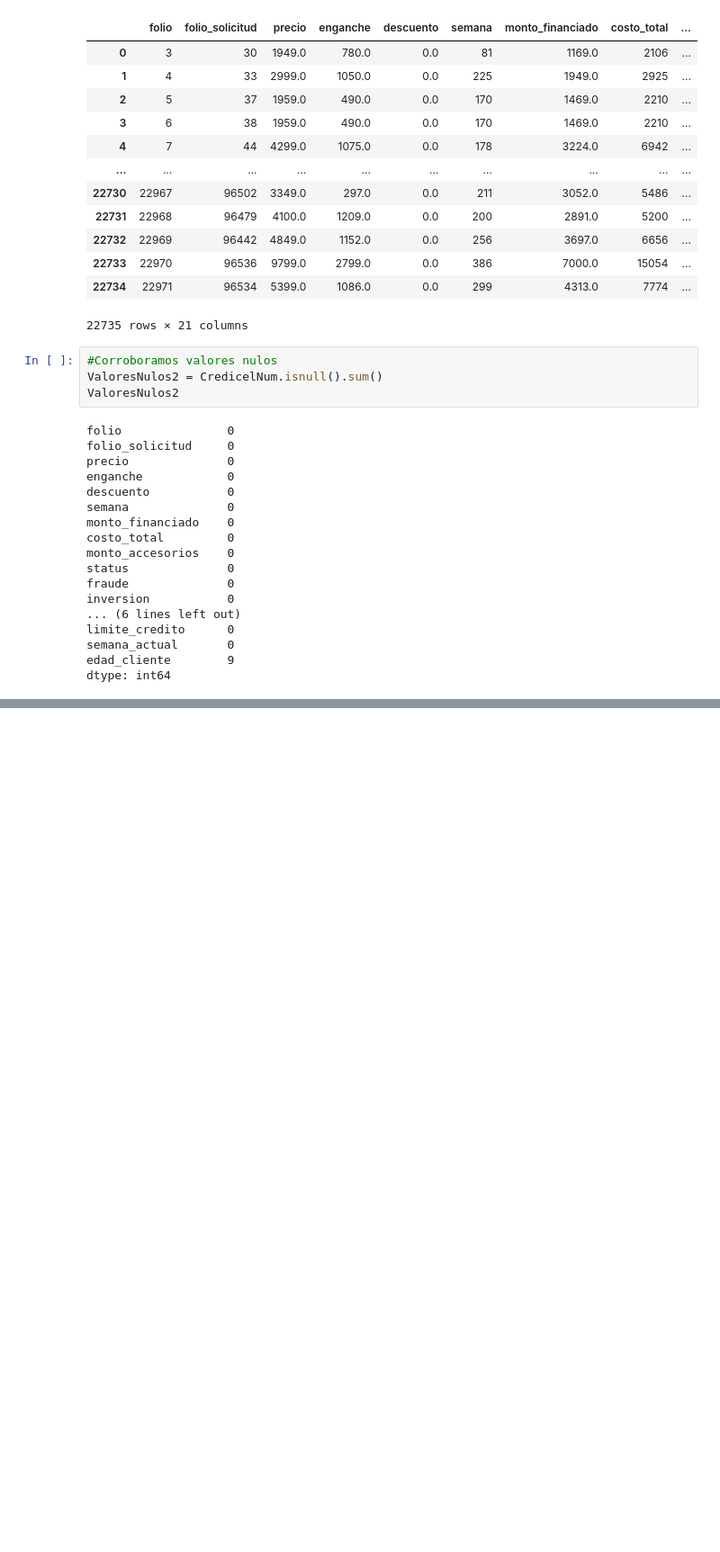
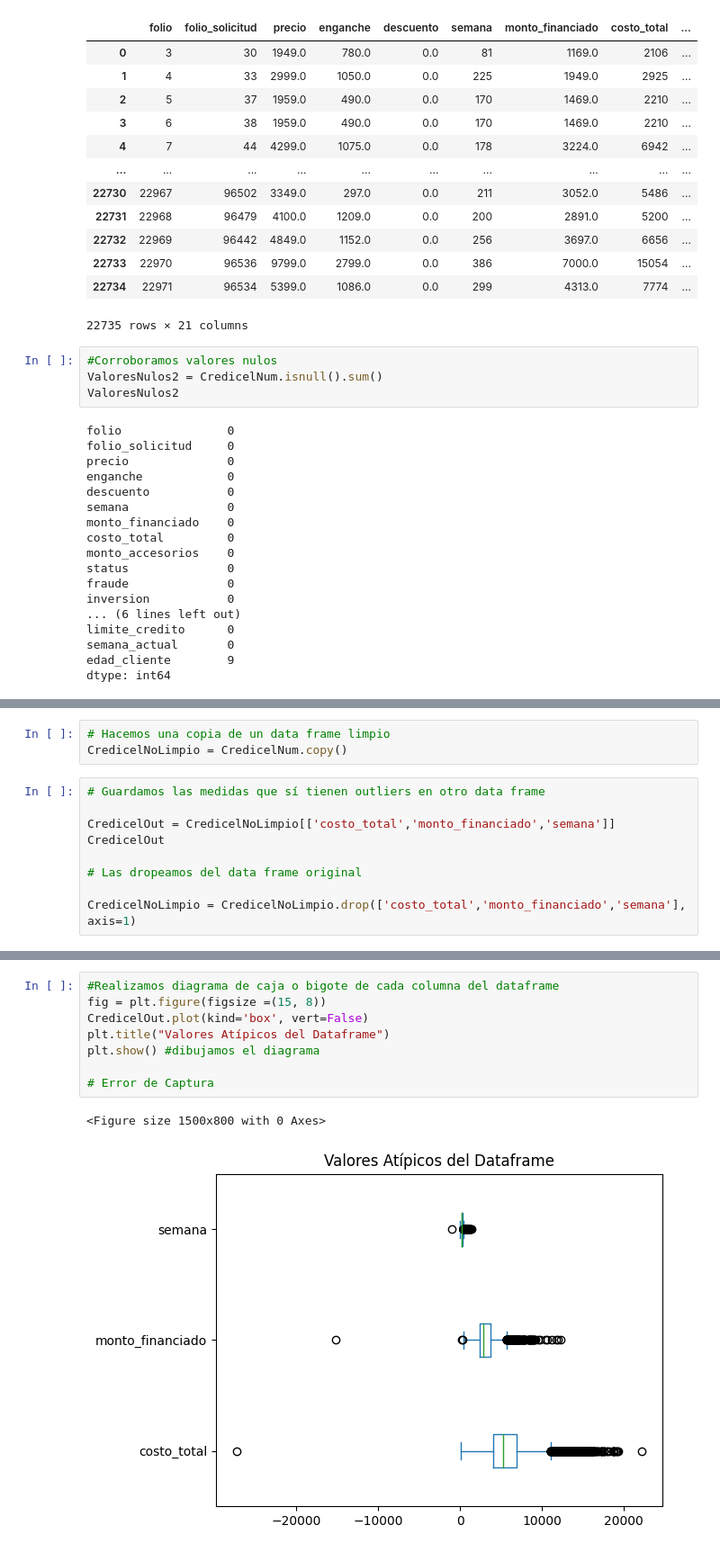
Before and after one commit to Angel353/Base_Actualizada, a Jupyter notebook: Limpieza_Nueva.ipynb, the cells around one changed output, grey strips where cells are left out. Shown at 90% size. Drawn from its saved outputs; the diff is of its cells as text; blank space fills up the shorter version.

```diff
--- a/Limpieza_Nueva.ipynb
+++ b/Limpieza_Nueva.ipynb
@@ -153,0 +179,12 @@ CredicelNum["edad_cliente"]= CredicelNum["edad_cliente"].fillna(0)
+# %%
+# Hacemos una copia de un data frame limpio
+CredicelNoLimpio = CredicelNum.copy()
+# %%
+# Guardamos las medidas que sí tienen outliers en otro data frame
+
+CredicelOut = CredicelNoLimpio[['costo_total','monto_financiado','semana']]
+CredicelOut
+
+# Las dropeamos del data frame original
+
+CredicelNoLimpio = CredicelNoLimpio.drop(['costo_total','monto_financiado','semana'], axis=1)
@@ -153,0 +210,11 @@ CredicelNum["edad_cliente"]= CredicelNum["edad_cliente"].fillna(0)
+# %%
+#Realizamos diagrama de caja o bigote de cada columna del dataframe
+fig = plt.figure(figsize =(15, 8))
+CredicelOut.plot(kind='box', vert=False)
+plt.title("Valores Atípicos del Dataframe")
+plt.show() #dibujamos el diagrama
+
+# Error de Captura
+# %% [output]
+<Figure size 1500x800 with 0 Axes>
+[figure, added]
```
Also changed, not shown: parts of 12 cells of this notebook.
